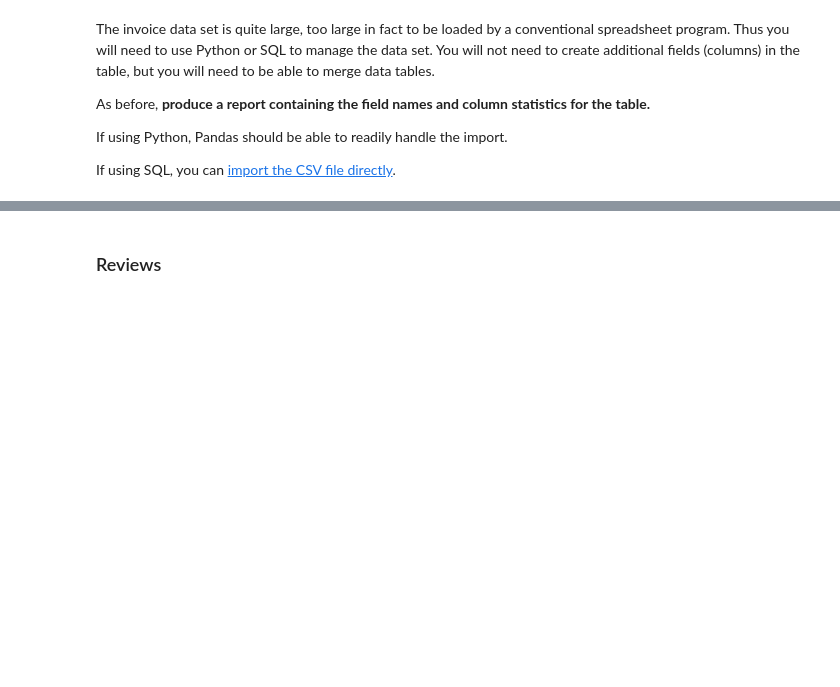
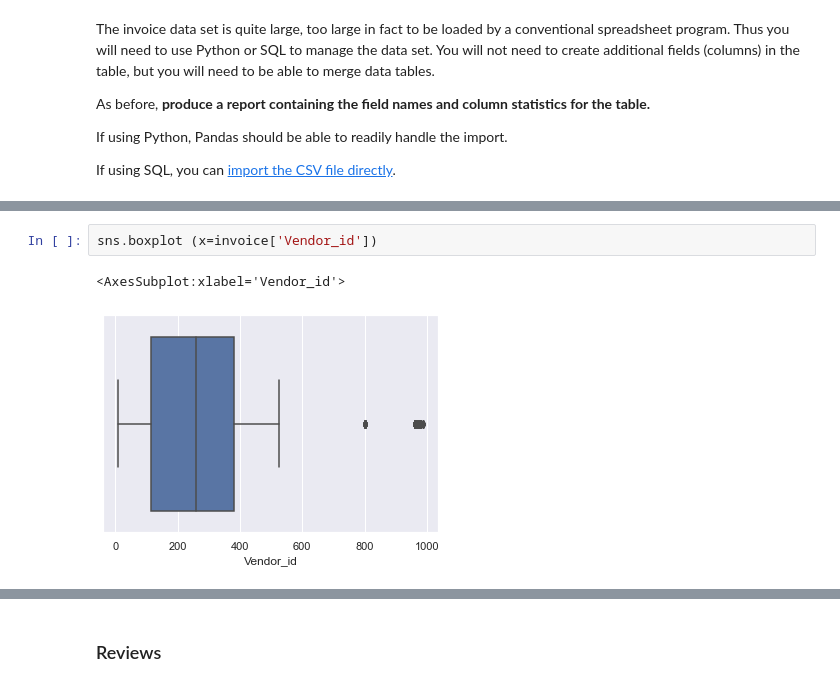
Before and after one commit to gioauricchio/Team-Four-Capstone-Project, a Jupyter notebook: Capstone Project.ipynb, the cells around one changed output, grey strips where cells are left out. Cells and saved outputs as stored; diff of their text form; blank space fills up the shorter version.

```diff
--- a/Capstone Project.ipynb
+++ b/Capstone Project.ipynb
@@ -57,0 +257,5 @@ invoices.head()
+# %%
+sns.boxplot (x=invoice['Vendor_id'])
+# %% [output]
+<AxesSubplot:xlabel='Vendor_id'>
+[figure, added]
```
Also changed, not shown: parts of 24 cells of this notebook.
